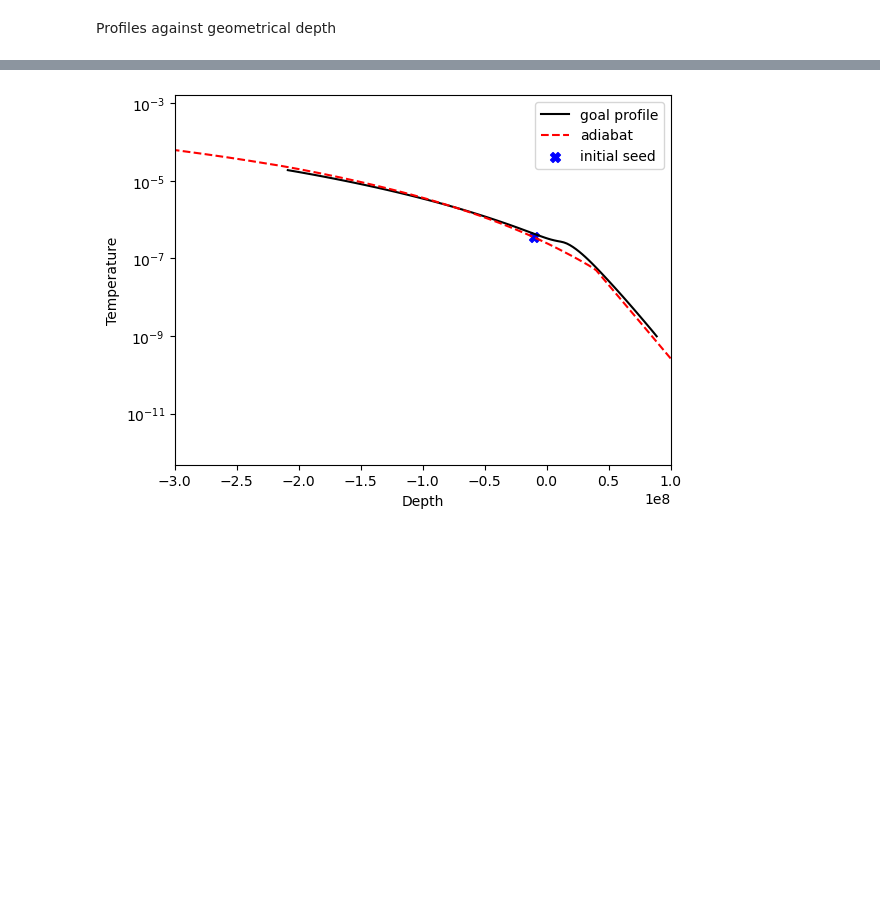
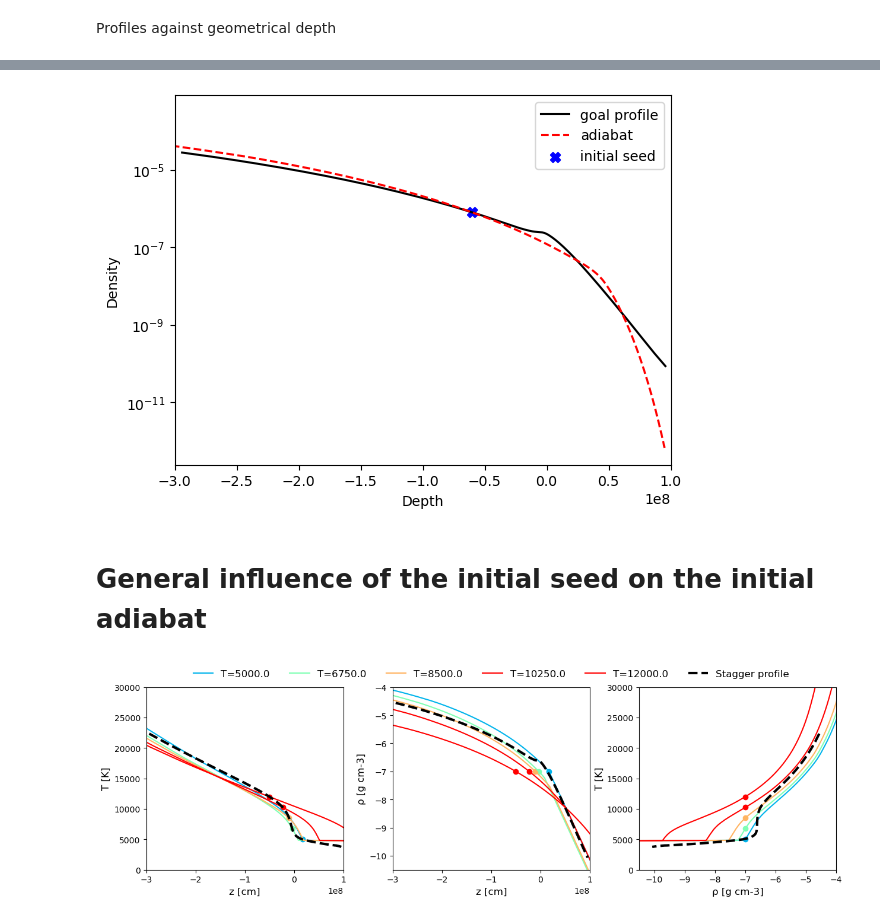
Before and after one commit to pe1995/MUST.jl, a Jupyter notebook: examples/initial_conditions/initial_conditions.ipynb, the cells around one changed output, grey strips where cells are left out. Cells and saved outputs as stored; diff of their text form; code cells hidden in the pictures; blank space fills up the shorter version.

```diff
--- a/examples/initial_conditions/initial_conditions.ipynb
+++ b/examples/initial_conditions/initial_conditions.ipynb
@@ -101,6 +118,6 @@ plt.legend();
 # %%
 ## Plotting
-#close()
+close()
 
 # Curves
 plt.plot(z_goal, d_goal, color="k",          label="goal profile")
@@ -115,10 +132,57 @@ plt.xlim(-3e8, 1e8)
 
 ## labels
 plt.xlabel("Depth")
-plt.ylabel("Temperature")
+plt.ylabel("Density")
 plt.yscale("log")
 plt.legend();
 
-#gcf()
+gcf()
 # %% [output]
-[figure, old version]
+[figure, new version]
+# %% [markdown]
+# General influence of the initial seed on the initial adiabat
+# %%
+T_start = collect(range(5000.0, 12000.0, length=5))
+ρ_start = 1e-7
+z0      = [first(seed_location(T_start[i], ρ_start, z_goal, T_goal, d_goal)) /1e8 for i in eachindex(T_start)]
+cmap =  plt.get_cmap("rainbow", 5)
+
+close()
+f, ax = plt.subplots(1, 3, figsize=(15,4))
+plt.subplots_adjust(wspace=0.25)
+
+for i in eachindex(T_start)
+    z,d,ee,t,p = MUST.initial_adiabat(eos, T_start[i], ρ_start, exp(logg), ee_min=3.5, nz=400, i0=150, z0_position=z0[i])
+
+    ax[1].plot(z*1e8, t, color=cmap(i/length(T_start)), label="T=$(T_start[i])")
+    ax[2].plot(z*1e8, log10.(d), color=cmap(i/length(T_start)), label="T=$(T_start[i])")
+    ax[3].plot(log10.(d), t, color=cmap(i/length(T_start)), label="T=$(T_start[i])")
+
+    ax[1].scatter([z0[i]*1e8],         [T_start[i]], color=cmap(i/length(T_start)))
+    ax[2].scatter([z0[i]*1e8],         [log10(ρ_start)], color=cmap(i/length(T_start)))
+    ax[3].scatter([log10(ρ_start)], [T_start[i]], color=cmap(i/length(T_start)))
+end
+
+ax[1].plot(z_goal, T_goal, color="k", label="Stagger profile", lw=3, ls="--")
+ax[2].plot(z_goal, log10.(d_goal), color="k", label="Stagger profile", lw=3, ls="--")
+ax[3].plot(log10.(d_goal), T_goal, color="k", label="Stagger profile", lw=3, ls="--")
+
+ax[1].set_xlim(-3e8, 1e8)
+ax[2].set_xlim(-3e8, 1e8)
+ax[3].set_xlim(-10.5, -4)
+
+ax[1].set_ylim(0,30000)
+ax[2].set_ylim(-10.5,-4)
+ax[3].set_ylim(0,30000)
+
+ax[1].set_xlabel("z [cm]", fontsize="large")
+ax[2].set_xlabel("z [cm]", fontsize="large")
+ax[3].set_xlabel("ρ [g cm-3]", fontsize="large")
+ax[1].set_ylabel("T [K]", fontsize="large")
+ax[2].set_ylabel("ρ [g cm-3]", fontsize="large")
+ax[3].set_ylabel("T [K]", fontsize="large")
+
+ax[2].legend(loc="lower center", bbox_to_anchor=(0.5, 1.0), ncol=6, fontsize="large", framealpha=0);
+gcf()
+# %% [output]
+[figure, added]
```
Also changed, not shown: parts of 10 cells of this notebook, 4 other files.
